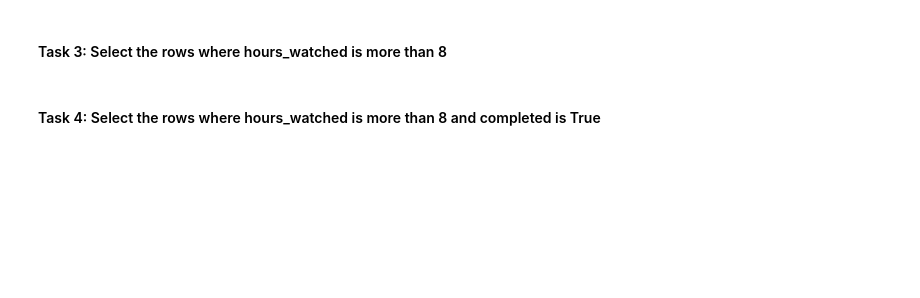
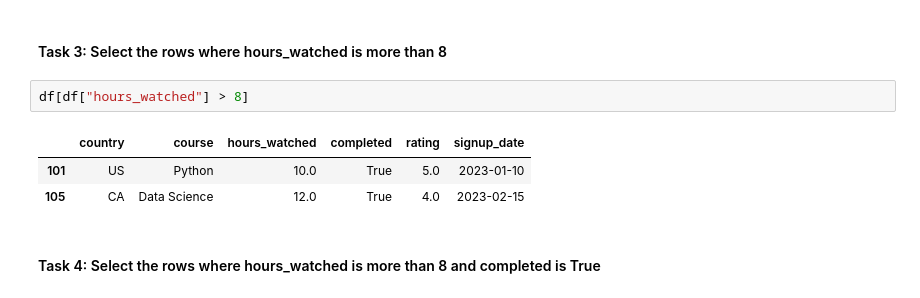
Before and after one commit to christophersoo/bdss-ws2526, a Jupyter notebook: week1/pandas.ipynb, the cells around one changed output. Saved outputs shown, nothing was run; the diff lists cells and outputs as text; blank space fills up the shorter version.

```diff
--- a/week1/pandas.ipynb
+++ b/week1/pandas.ipynb
@@ -443,4 +544,10 @@ df
 # %% [markdown]
 <h4>Task 3: Select the rows where hours_watched is more than 8</h4>
+# %%
+df[df["hours_watched"] > 8]
+# %% [output]
+|  | country | course | hours_watched | completed | rating | signup_date |
+| 101 | US | Python | 10.0 | True | 5.0 | 2023-01-10 |
+| 105 | CA | Data Science | 12.0 | True | 4.0 | 2023-02-15 |
 # %% [markdown]
 <h4>Task 4: Select the rows where hours_watched is more than 8 and completed is True</h4>
```
Also changed, not shown: parts of 36 cells of this notebook.
